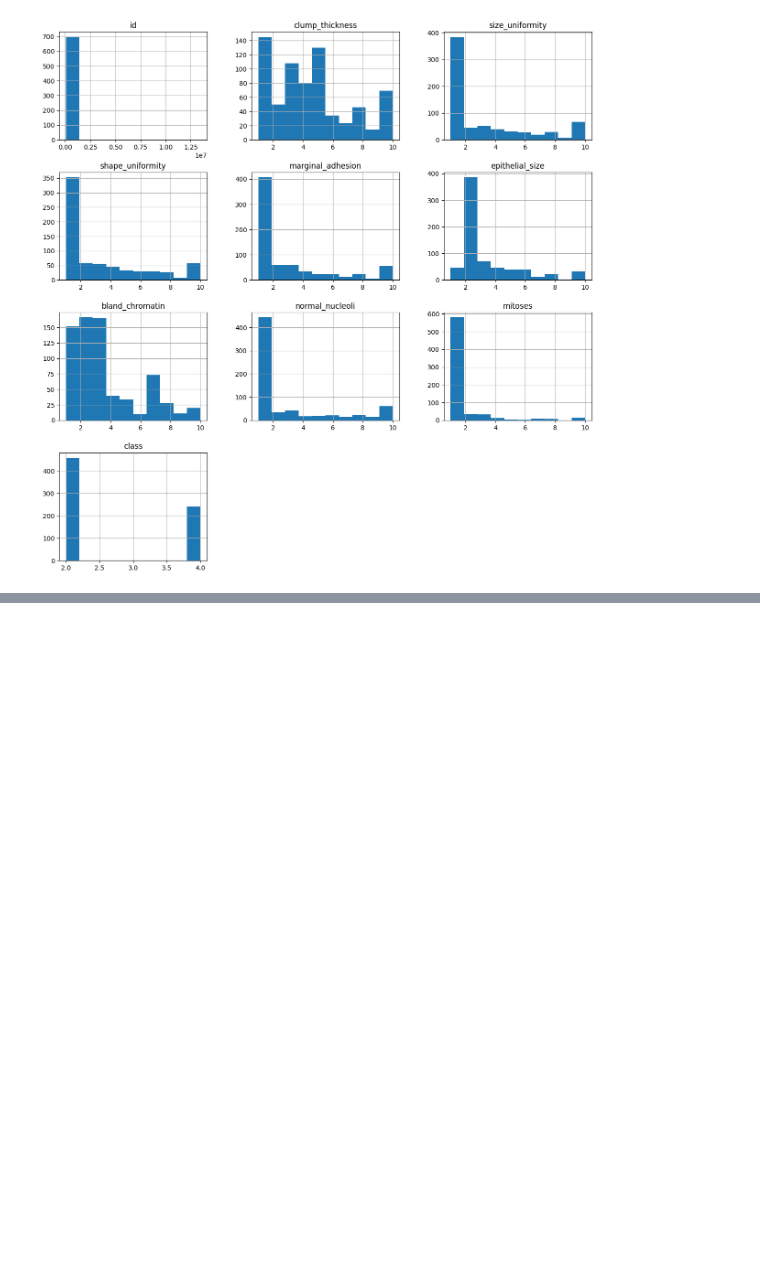
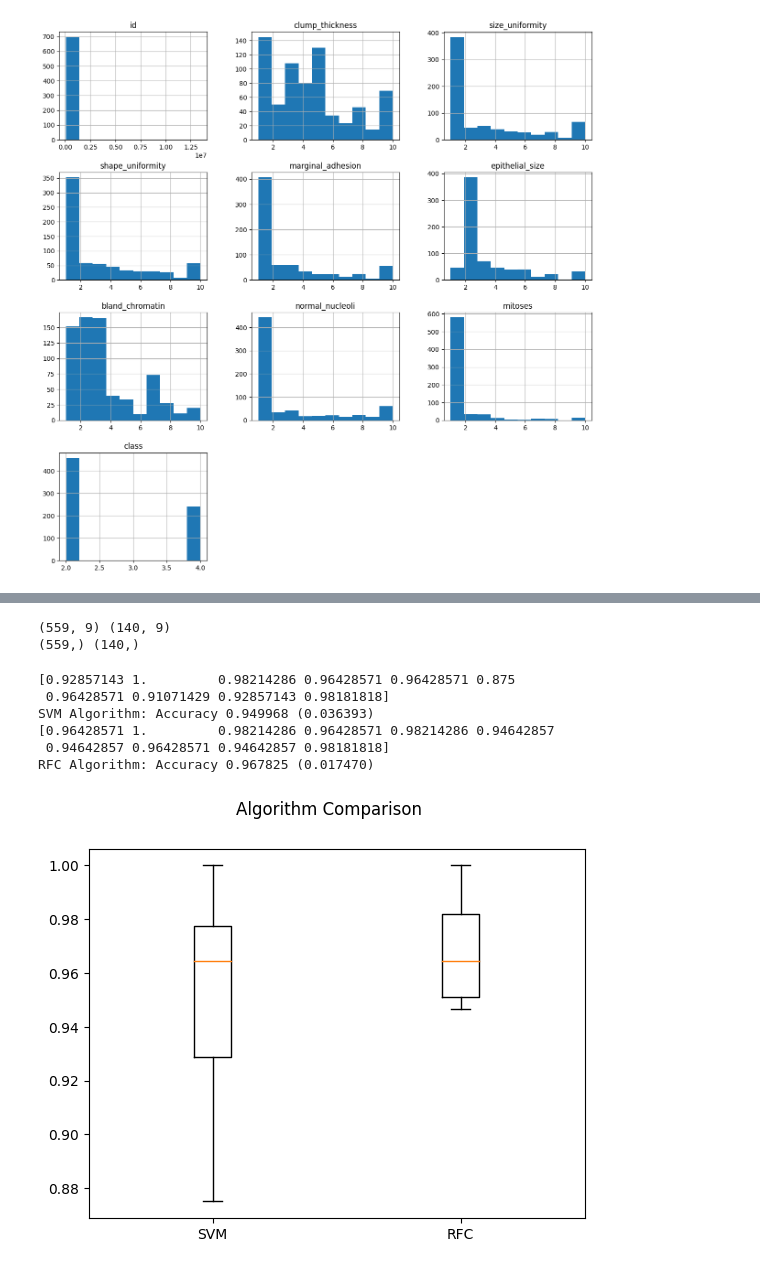
Before and after one commit to yannick1203/AIS_Group2, a Jupyter notebook: Assignment1/Information/Tutorials/TutorialsYannick/tut3.ipynb, the cells around one changed output, grey strips where cells are left out. Drawn from its saved outputs; the diff is of its cells as text; code cells hidden in the pictures; blank space fills up the shorter version.

```diff
--- a/Assignment1/Information/Tutorials/TutorialsYannick/tut3.ipynb
+++ b/Assignment1/Information/Tutorials/TutorialsYannick/tut3.ipynb
@@ -104,0 +173,13 @@ NameError: name 'scatter_matrix' is not defined
+# %%
+
+
+X_train, X_test, y_train, y_test = model_selection.train_test_split(X,y, test_size=0.2)
+# %%
+seed=5
+scoring = 'accuracy'
+
+print(X_train.shape, X_test.shape)
+print(y_train.shape, y_test.shape)
+# %% [output]
+(559, 9) (140, 9)
+(559,) (140,)
@@ -104,0 +191,37 @@ NameError: name 'scatter_matrix' is not defined
+# %%
+from sklearn.ensemble import RandomForestClassifier
+
+models = []
+
+models.append(('SVM', SVC(gamma='auto')))
+models.append(('RFC', RandomForestClassifier(max_depth=5, n_estimators=40)))
+
+results = []
+names = []
+
+for name, model in models:
+  kfold = model_selection.KFold(n_splits=10, random_state=seed, shuffle=True)
+  cv_results = model_selection.cross_val_score(model, X_train, y_train, cv=kfold, scoring=scoring)
+  print(cv_results)
+  results.append(cv_results)
+  names.append(name)
+  msg = "%s Algorithm: Accuracy %f (%f)" % (name, cv_results.mean(), cv_results.std())
+  print(msg)
+# %% [output]
+[0.92857143 1.         0.98214286 0.96428571 0.96428571 0.875
+ 0.96428571 0.91071429 0.92857143 0.98181818]
+SVM Algorithm: Accuracy 0.949968 (0.036393)
+[0.96428571 1.         0.98214286 0.96428571 0.98214286 0.94642857
+ 0.94642857 0.96428571 0.94642857 0.98181818]
+RFC Algorithm: Accuracy 0.967825 (0.017470)
+# %%
+
+
+fig = plt.figure()
+fig.suptitle('Algorithm Comparison')
+ax = fig.add_subplot(111)
+plt.boxplot(results)
+ax.set_xticklabels(names)
+plt.show()
+# %% [output]
+[figure, added]
```
Also changed, not shown: parts of 10 cells of this notebook, 2 other files.
